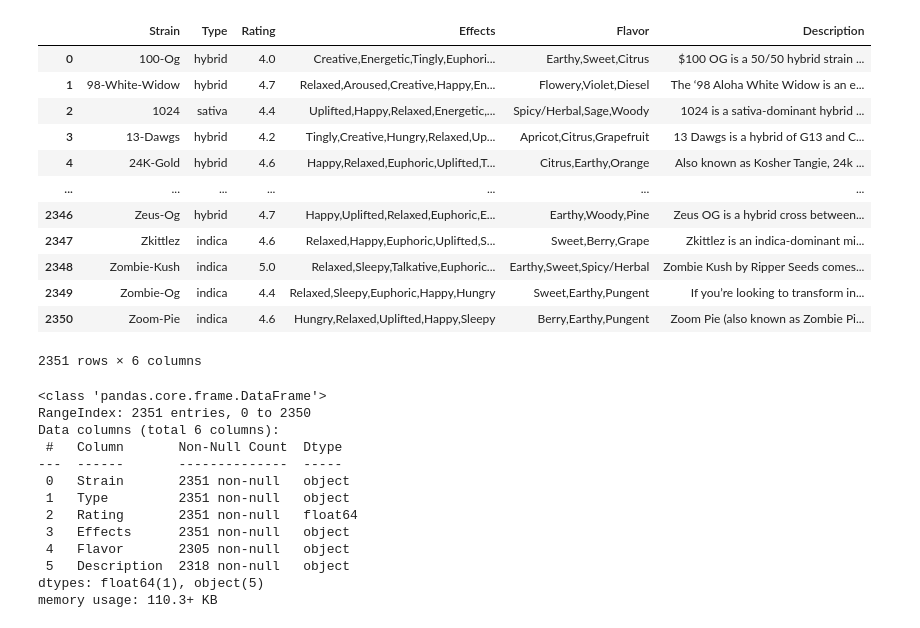
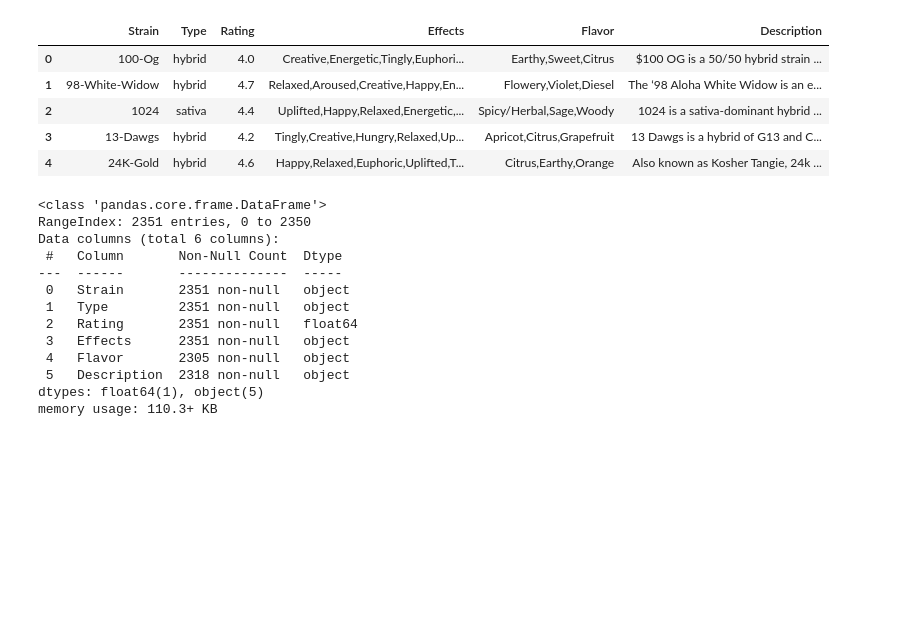
Before and after one commit to CurdtMillion/med-cabinet-data-science, a Jupyter notebook: notebooks/0.1-initial-data-exploration.ipynb, the cells around one changed output. Saved outputs shown, nothing was run; the diff lists cells and outputs as text; code cells hidden in the pictures; blank space fills up the shorter version.

```diff
--- a/notebooks/0.1-initial-data-exploration.ipynb
+++ b/notebooks/0.1-initial-data-exploration.ipynb
@@ -24,19 +14,15 @@ Image(filename = f'{PROJ_ROOT}/references/' + "cannabis_types.jpg", width=1000,
-# %%
-df_raw
-# %% [output]
-|  | Strain | Type | Rating | Effects | Flavor | Description |
-| 0 | 100-Og | hybrid | 4.0 | Creative,Energetic,Tingly,Euphori... | Earthy,Sweet,Citrus | $100 OG is a 50/50 hybrid strain ... |
-| 1 | 98-White-Widow | hybrid | 4.7 | Relaxed,Aroused,Creative,Happy,En... | Flowery,Violet,Diesel | The ‘98 Aloha White Widow is an e... |
-| 2 | 1024 | sativa | 4.4 | Uplifted,Happy,Relaxed,Energetic,... | Spicy/Herbal,Sage,Woody | 1024 is a sativa-dominant hybrid ... |
-| 3 | 13-Dawgs | hybrid | 4.2 | Tingly,Creative,Hungry,Relaxed,Up... | Apricot,Citrus,Grapefruit | 13 Dawgs is a hybrid of G13 and C... |
-| 4 | 24K-Gold | hybrid | 4.6 | Happy,Relaxed,Euphoric,Uplifted,T... | Citrus,Earthy,Orange | Also known as Kosher Tangie, 24k ... |
-| ... | ... | ... | ... | ... | ... | ... |
-| 2346 | Zeus-Og | hybrid | 4.7 | Happy,Uplifted,Relaxed,Euphoric,E... | Earthy,Woody,Pine | Zeus OG is a hybrid cross between... |
-| 2347 | Zkittlez | indica | 4.6 | Relaxed,Happy,Euphoric,Uplifted,S... | Sweet,Berry,Grape | Zkittlez is an indica-dominant mi... |
-| 2348 | Zombie-Kush | indica | 5.0 | Relaxed,Sleepy,Talkative,Euphoric... | Earthy,Sweet,Spicy/Herbal | Zombie Kush by Ripper Seeds comes... |
-| 2349 | Zombie-Og | indica | 4.4 | Relaxed,Sleepy,Euphoric,Happy,Hungry | Sweet,Earthy,Pungent | If you’re looking to transform in... |
-| 2350 | Zoom-Pie | indica | 4.6 | Hungry,Relaxed,Uplifted,Happy,Sleepy | Berry,Earthy,Pungent | Zoom Pie (also known as Zombie Pi... |
-2351 rows × 6 columns
+# %%
+# import data
+PROJ_ROOT = os.path.abspath(os.path.join(os.pardir))
+df_raw = pd.read_csv(f'{PROJ_ROOT}/data/raw/cannabis.csv')
+df_raw.head()
+# %% [output]
+|  | Strain | Type | Rating | Effects | Flavor | Description |
+| 0 | 100-Og | hybrid | 4.0 | Creative,Energetic,Tingly,Euphori... | Earthy,Sweet,Citrus | $100 OG is a 50/50 hybrid strain ... |
+| 1 | 98-White-Widow | hybrid | 4.7 | Relaxed,Aroused,Creative,Happy,En... | Flowery,Violet,Diesel | The ‘98 Aloha White Widow is an e... |
+| 2 | 1024 | sativa | 4.4 | Uplifted,Happy,Relaxed,Energetic,... | Spicy/Herbal,Sage,Woody | 1024 is a sativa-dominant hybrid ... |
+| 3 | 13-Dawgs | hybrid | 4.2 | Tingly,Creative,Hungry,Relaxed,Up... | Apricot,Citrus,Grapefruit | 13 Dawgs is a hybrid of G13 and C... |
+| 4 | 24K-Gold | hybrid | 4.6 | Happy,Relaxed,Euphoric,Uplifted,T... | Citrus,Earthy,Orange | Also known as Kosher Tangie, 24k ... |
 # %%
 df_raw.info()
 # %% [output]
```
Also changed, not shown: parts of 5 cells of this notebook, 1 other file.
